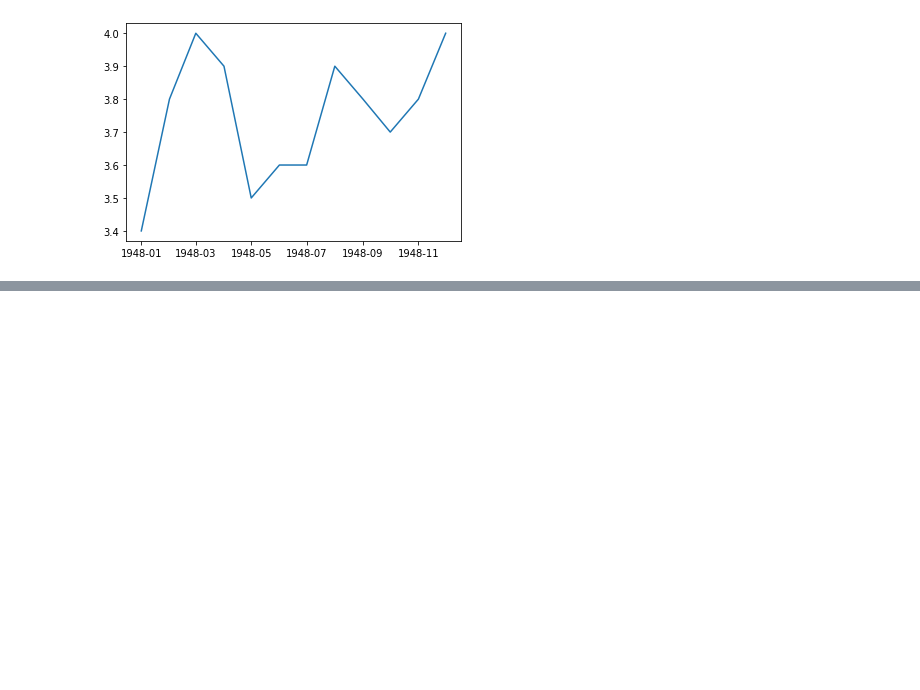
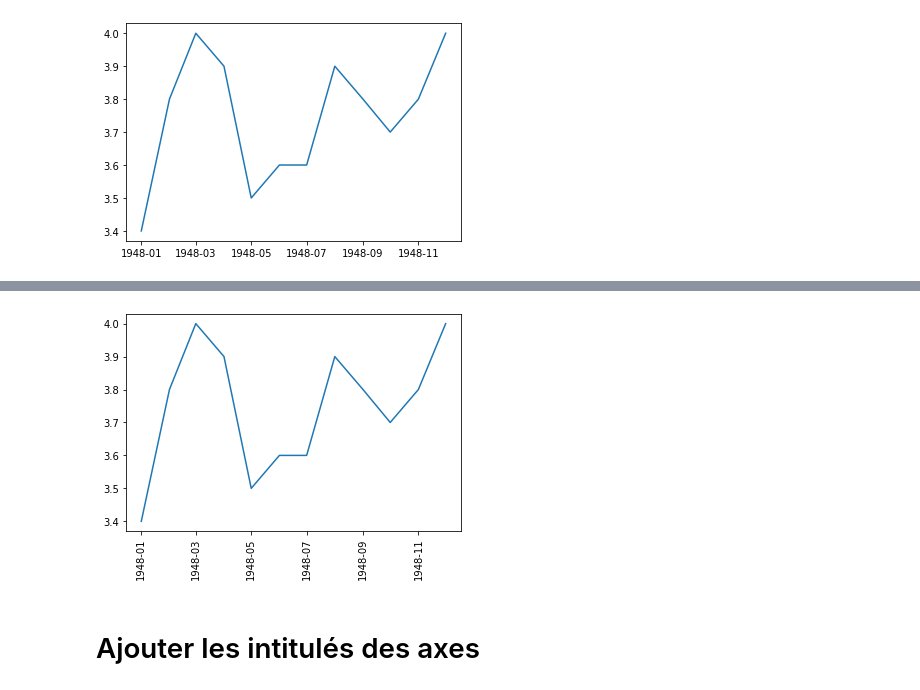
Before and after one commit to brunoharlein/pandas_is_cool, a Jupyter notebook: Cours Pandas.ipynb, the cells around one changed output, grey strips where cells are left out. Cells and saved outputs as stored; diff of their text form; code cells hidden in the pictures; blank space fills up the shorter version.

```diff
--- a/Cours Pandas.ipynb
+++ b/Cours Pandas.ipynb
@@ -2656,0 +2677,7 @@ plt.show()
+# %%
+plt.plot(first_year["DATE"], first_year["UNRATE"])
+
+plt.xticks(rotation=90)
+plt.show()
+# %% [output]
+[figure, added]
@@ -2656,0 +2688,2 @@ plt.show()
+# %% [markdown]
+# Ajouter les intitulés des axes
```
Also changed, not shown: parts of 56 cells of this notebook, 4 other files.
